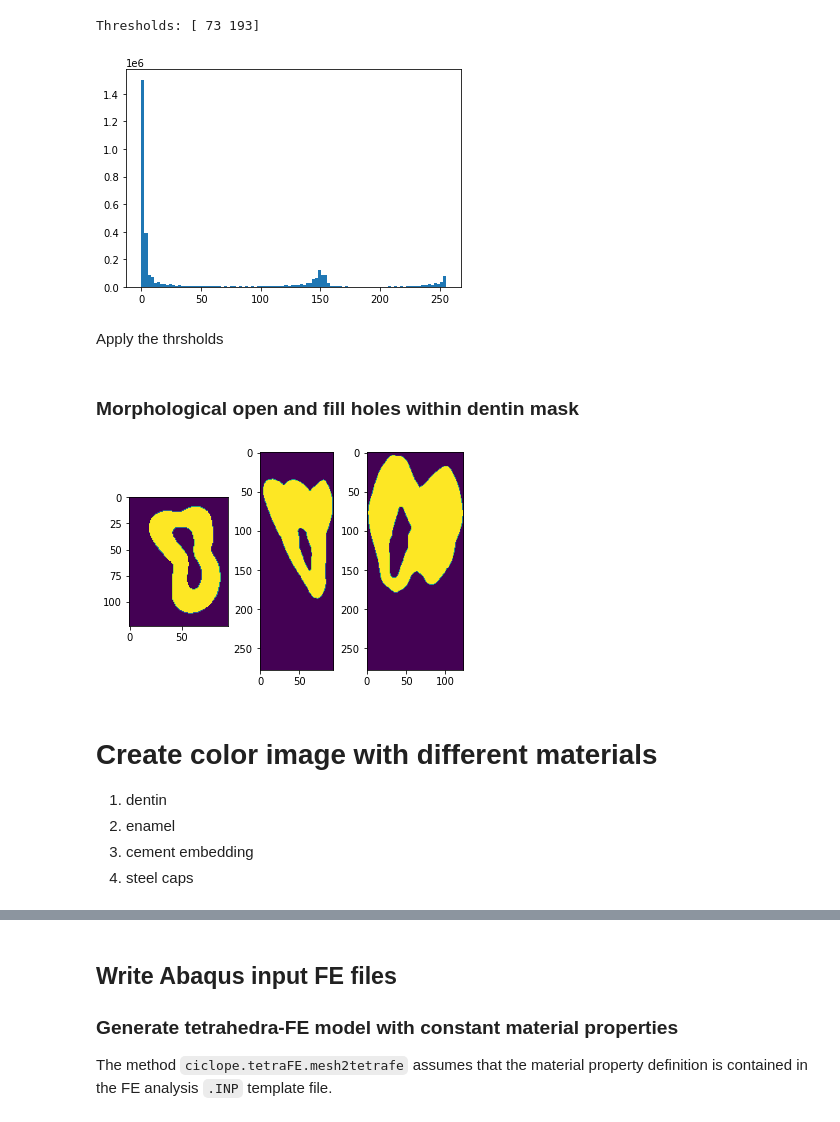
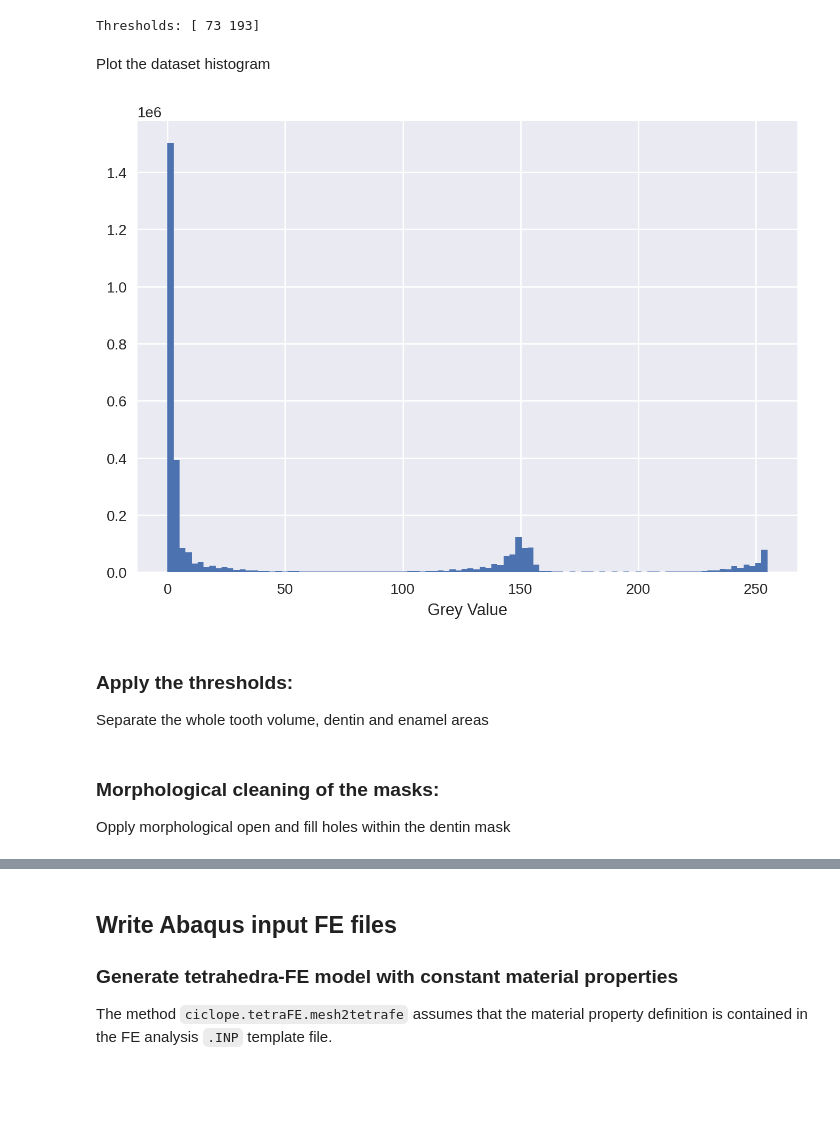
Before and after one commit to ciclope-microFE/ciclope, a Jupyter notebook: examples/ciclope_ex03_tetraFE_tooth_CalculiX.ipynb, the cells around one changed output, grey strips where cells are left out. Saved outputs shown, nothing was run; the diff lists cells and outputs as text; code cells hidden in the pictures; blank space fills up the shorter version.

Commit message:
commenting ciclope_ex03_tetraFE_tooth_CalculiX.ipynb

```diff
--- a/examples/ciclope_ex03_tetraFE_tooth_CalculiX.ipynb
+++ b/examples/ciclope_ex03_tetraFE_tooth_CalculiX.ipynb
@@ -21,15 +29,21 @@ For info on the solver see the [Calculix homepage](http://www.calculix.de/)
 # %%
-# import os
 import numpy as np
 import matplotlib
 import matplotlib.pyplot as plt
 
-# import mcubes
-from scipy import ndimage
-from skimage.filters import threshold_otsu, threshold_multiotsu
-from skimage import morphology # measure
+import mcubes
+from scipy import ndimage, misc
+from skimage.filters import threshold_otsu, threshold_multiotsu, gaussian
+from skimage import morphology
 import skimage.io as skio
 
 from ciclope.utils.recon_utils import plot_midplanes, bbox
 from ciclope.utils.pybonemorph import fill_voids, embed, add_cap
 from ciclope import tetraFE
+
+matplotlib.rcParams['figure.dpi'] = 200
+
+font = {'weight' : 'normal',
+        'size'   : 8}
+
+plt.rc('font', **font)
@@ -39,9 +50,2 @@ olefile module not found
-# %%
-matplotlib.rcParams['figure.dpi'] = 300
-
-font = {'weight' : 'normal',
-        'size'   : 8}
-
-plt.rc('font', **font)
 # %% [markdown]
 #### Load input data
@@ -51,3 +52,5 @@ input_file = '/home/gianthk/Data/sarig/Tooth_TAU_3_scaled_2.tif' # scale factor:
+# %%
+input_file = './../test_data/tooth/Tooth_TAU_3_scaled_2.tif' # scale factor: 0.4
 # %%
 data_3D = skio.imread(input_file, plugin="tifffile")
 vs = np.ones(3)*16.5e-3/0.4 # [mm]
@@ -85,12 +79,14 @@ Ts = threshold_multiotsu(data_3D)
 print("Thresholds: {}".format(Ts))
 # %% [output]
 Thresholds: [ 73 193]
+# %% [markdown]
+Plot the dataset histogram
 # %%
 # plot the input image histogram
 fig2, ax2 = plt.subplots()
 plt.hist(data_3D.ravel(), bins=100)
+plt.xlabel('Grey Value')
 plt.show()
+plt.style.use('seaborn')
 # %% [output]
-[figure, old version]
+[figure, new version]
-# %% [markdown]
-Apply the thrsholds
@@ -99,0 +93,3 @@ BW_tooth = data_3D >= Ts[0]
+# %% [markdown]
+### Apply the thresholds:
+Separate the whole tooth volume, dentin and enamel areas
@@ -106,16 +102,7 @@ BW_enamel = data_3D > Ts[1]
 # %% [markdown]
-### Morphological open and fill holes within dentin mask
+### Morphological cleaning of the masks:
+Opply morphological open and fill holes within the dentin mask
 # %%
 BW_dentin = ndimage.binary_fill_holes(ndimage.binary_opening(BW_dentin, morphology.ball(3)))
 # %%
 BW_tooth = ndimage.binary_fill_holes(ndimage.binary_opening(BW_tooth, morphology.ball(3)))
-# %%
-plot_midplanes(BW_tooth)
-# %% [output]
-[figure, removed]
-# %% [markdown]
-# Create color image with different materials
-1. dentin
-2. enamel
-3. cement embedding
-4. steel caps
```
Also changed, not shown: parts of 98 cells of this notebook, 4 other files.
